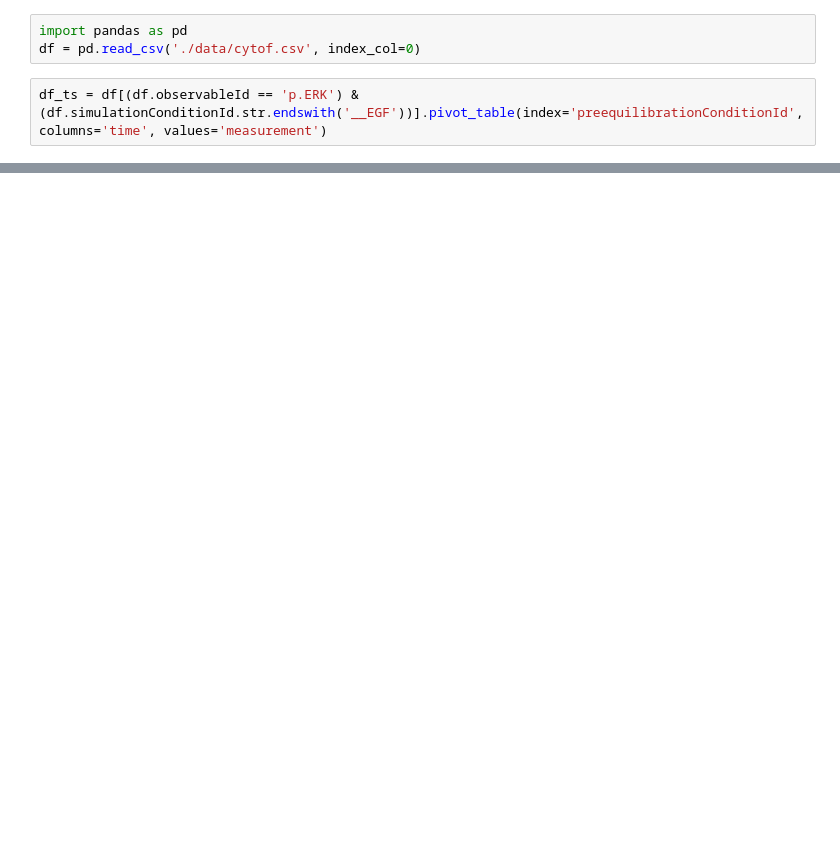
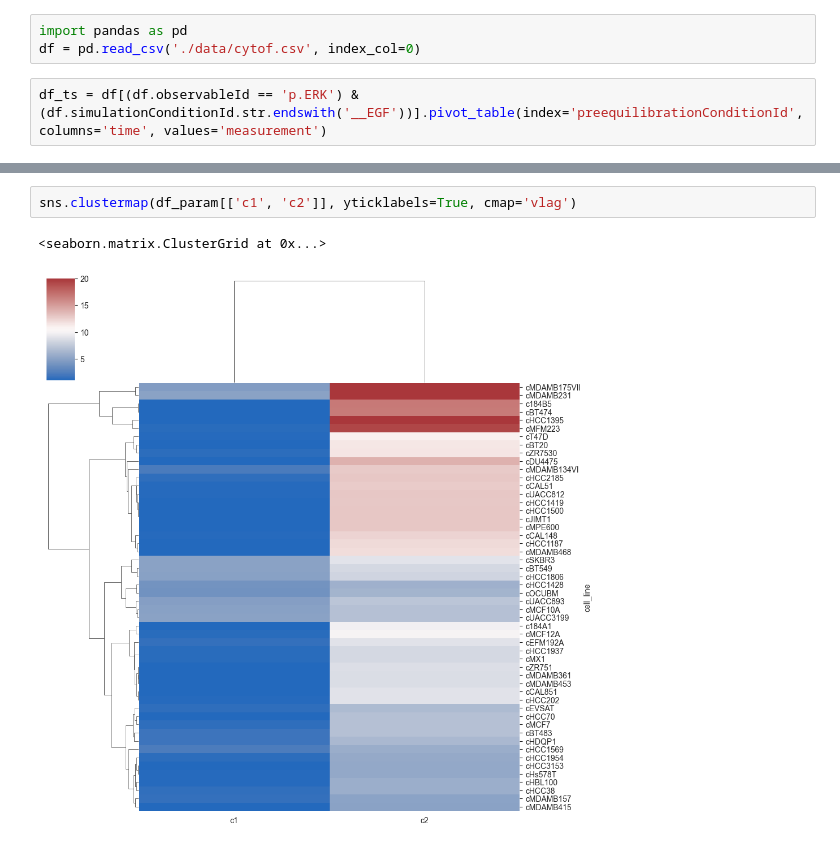
Before and after one commit to frohlich-lab/DeepMechanisticModels, a Jupyter notebook: analysis_response.ipynb, the cells around one changed output, grey strips where cells are left out. Drawn from its saved outputs; the diff is of its cells as text; blank space fills up the shorter version.

```diff
--- a/analysis_response.ipynb
+++ b/analysis_response.ipynb
@@ -145,0 +183,5 @@ Fitted params:
+# %%
+sns.clustermap(df_param[['c1', 'c2']], yticklabels=True, cmap='vlag')
+# %% [output]
+<seaborn.matrix.ClusterGrid at 0x...>
+[figure, added]
```
Also changed, not shown: parts of 28 cells of this notebook.
